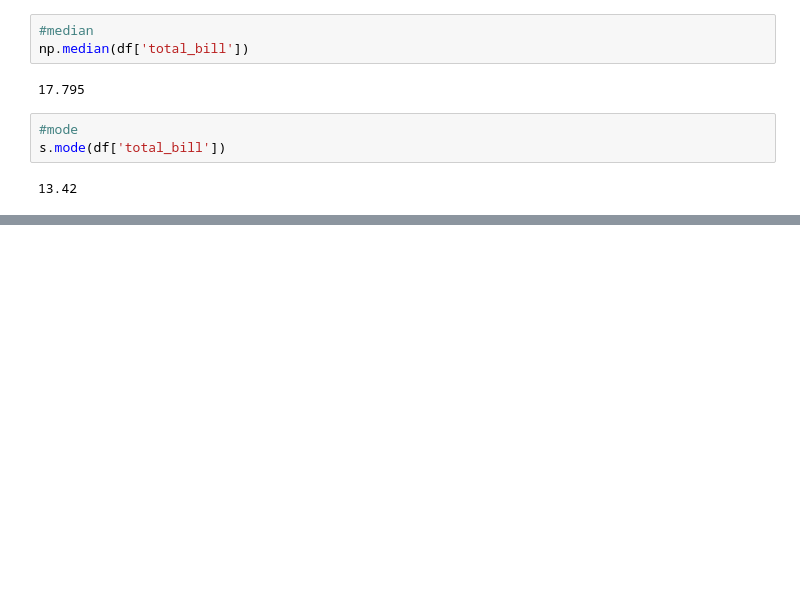
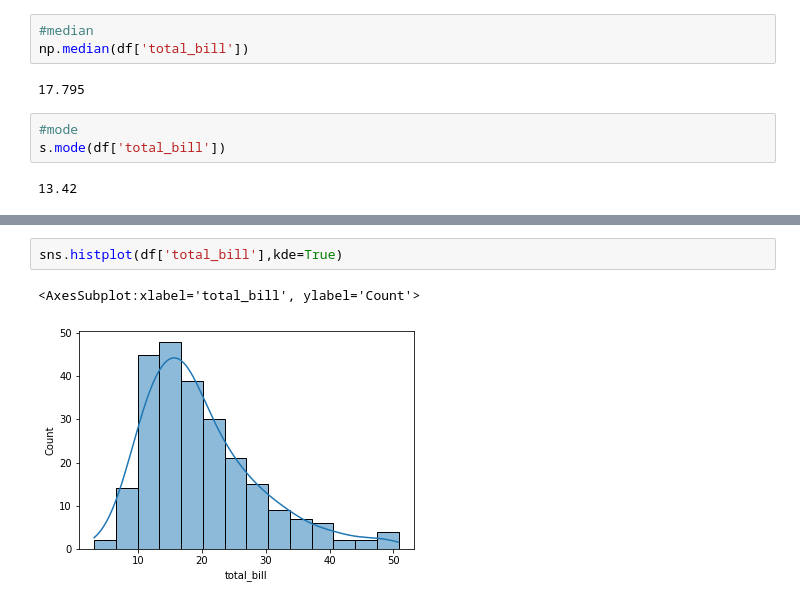
Before and after one commit to FazlullahBokhari/python-Labraries, a Jupyter notebook: Statistics.ipynb, the cells around one changed output, grey strips where cells are left out. Cells and saved outputs as stored; diff of their text form; blank space fills up the shorter version.

```diff
--- a/Statistics.ipynb
+++ b/Statistics.ipynb
@@ -33,0 +44,5 @@ s.mode(df['total_bill'])
+# %%
+sns.histplot(df['total_bill'],kde=True)
+# %% [output]
+<AxesSubplot:xlabel='total_bill', ylabel='Count'>
+[figure, added]
```
Also changed, not shown: parts of 28 cells of this notebook.
